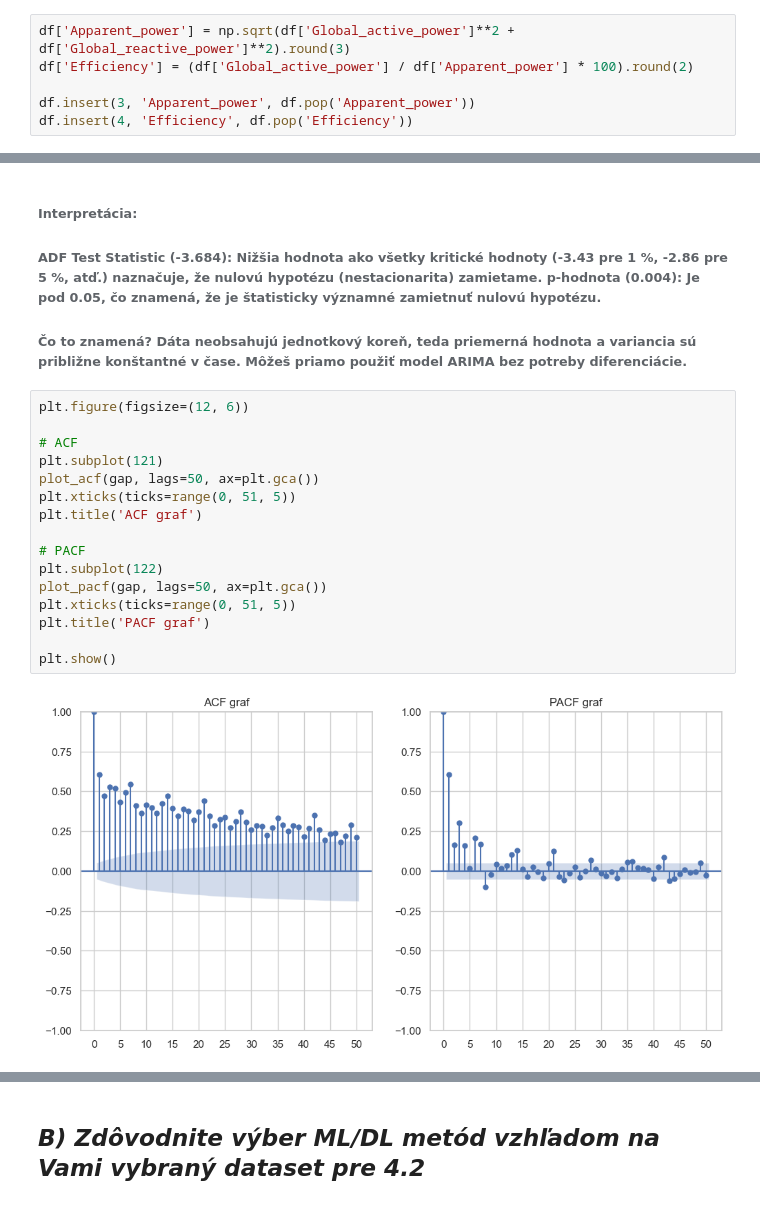
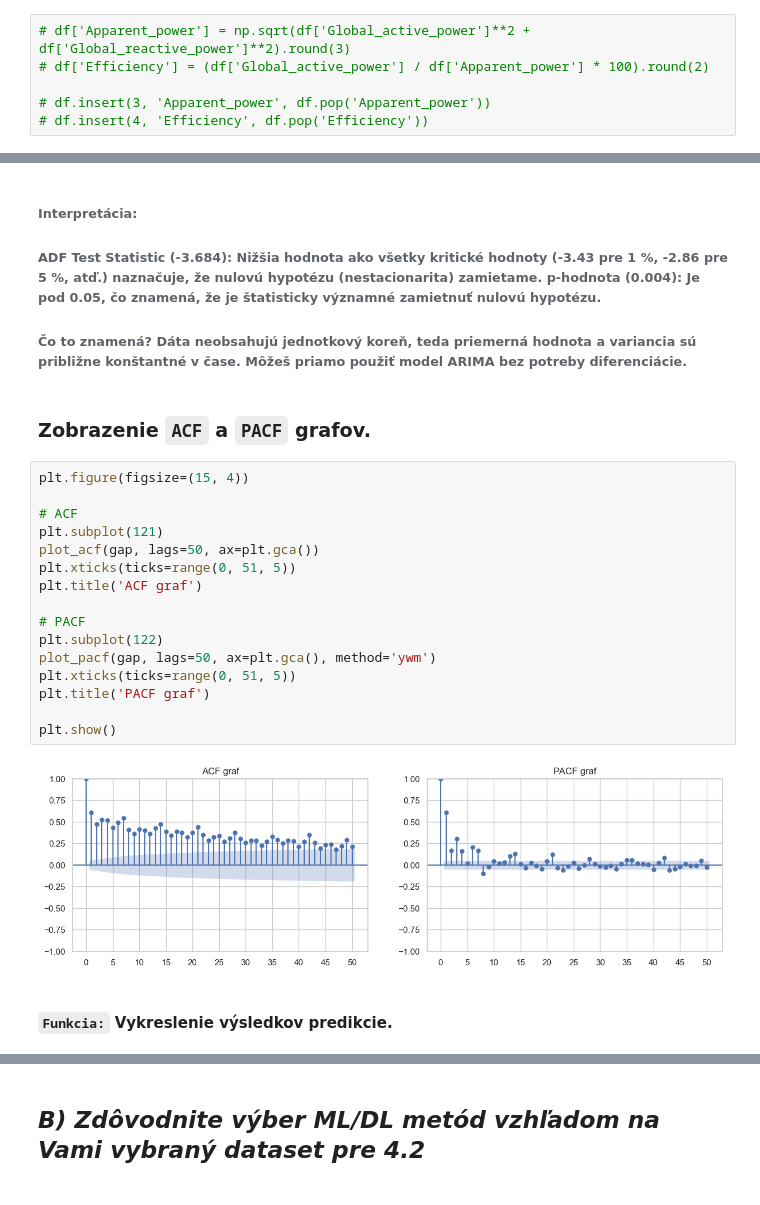
Before and after one commit to Mmathieus/IAU-project, a Jupyter notebook: quest.ipynb, the cells around one changed output, grey strips where cells are left out. Drawn from its saved outputs; the diff is of its cells as text.

```diff
--- a/quest.ipynb
+++ b/quest.ipynb
@@ -337,11 +339,11 @@ dtype: int64
 #
 ### Vypočítanie `Apparent_power` pre vypočítanie `Efficiency`.
 # %%
-df['Apparent_power'] = np.sqrt(df['Global_active_power']**2 + df['Global_reactive_power']**2).round(3)
-df['Efficiency'] = (df['Global_active_power'] / df['Apparent_power'] * 100).round(2)
+# df['Apparent_power'] = np.sqrt(df['Global_active_power']**2 + df['Global_reactive_power']**2).round(3)
+# df['Efficiency'] = (df['Global_active_power'] / df['Apparent_power'] * 100).round(2)
 
-df.insert(3, 'Apparent_power', df.pop('Apparent_power'))
-df.insert(4, 'Efficiency', df.pop('Efficiency'))
+# df.insert(3, 'Apparent_power', df.pop('Apparent_power'))
+# df.insert(4, 'Efficiency', df.pop('Efficiency'))
 # %% [markdown]
 ### Porovnanie celkových hodnôt atribútov podľa rokov.
 # %%
@@ -492,24 +517,28 @@ Dáta sú stacionárne (zamietame H₀).
 ###### Interpretácia:
 ###### ADF Test Statistic (-3.684): Nižšia hodnota ako všetky kritické hodnoty (-3.43 pre 1 %, -2.86 pre 5 %, atď.) naznačuje, že nulovú hypotézu (nestacionarita) zamietame. p-hodnota (0.004): Je pod 0.05, čo znamená, že je štatisticky významné zamietnuť nulovú hypotézu.
 ###### Čo to znamená? Dáta neobsahujú jednotkový koreň, teda priemerná hodnota a variancia sú približne konštantné v čase. Môžeš priamo použiť model ARIMA bez potreby diferenciácie.
+# %% [markdown]
+### Zobrazenie `ACF` a `PACF` grafov.
 # %%
-plt.figure(figsize=(12, 6))
+plt.figure(figsize=(15, 4))
 
 # ACF
 plt.subplot(121)
 plot_acf(gap, lags=50, ax=plt.gca())
 plt.xticks(ticks=range(0, 51, 5))
 plt.title('ACF graf')
 
 # PACF
 plt.subplot(122)
-plot_pacf(gap, lags=50, ax=plt.gca())
+plot_pacf(gap, lags=50, ax=plt.gca(), method='ywm')
 plt.xticks(ticks=range(0, 51, 5))
 plt.title('PACF graf')
 
 plt.show()
 # %% [output]
-[figure, old version]
+[figure, new version]
+# %% [markdown]
+#### `Funkcia:` Vykreslenie výsledkov predikcie.
 # %%
 def plot_forecasts(train, test, forecasts, x_axis, title):
     fig = go.Figure()
```
Also changed, not shown: parts of 21 cells of this notebook.
